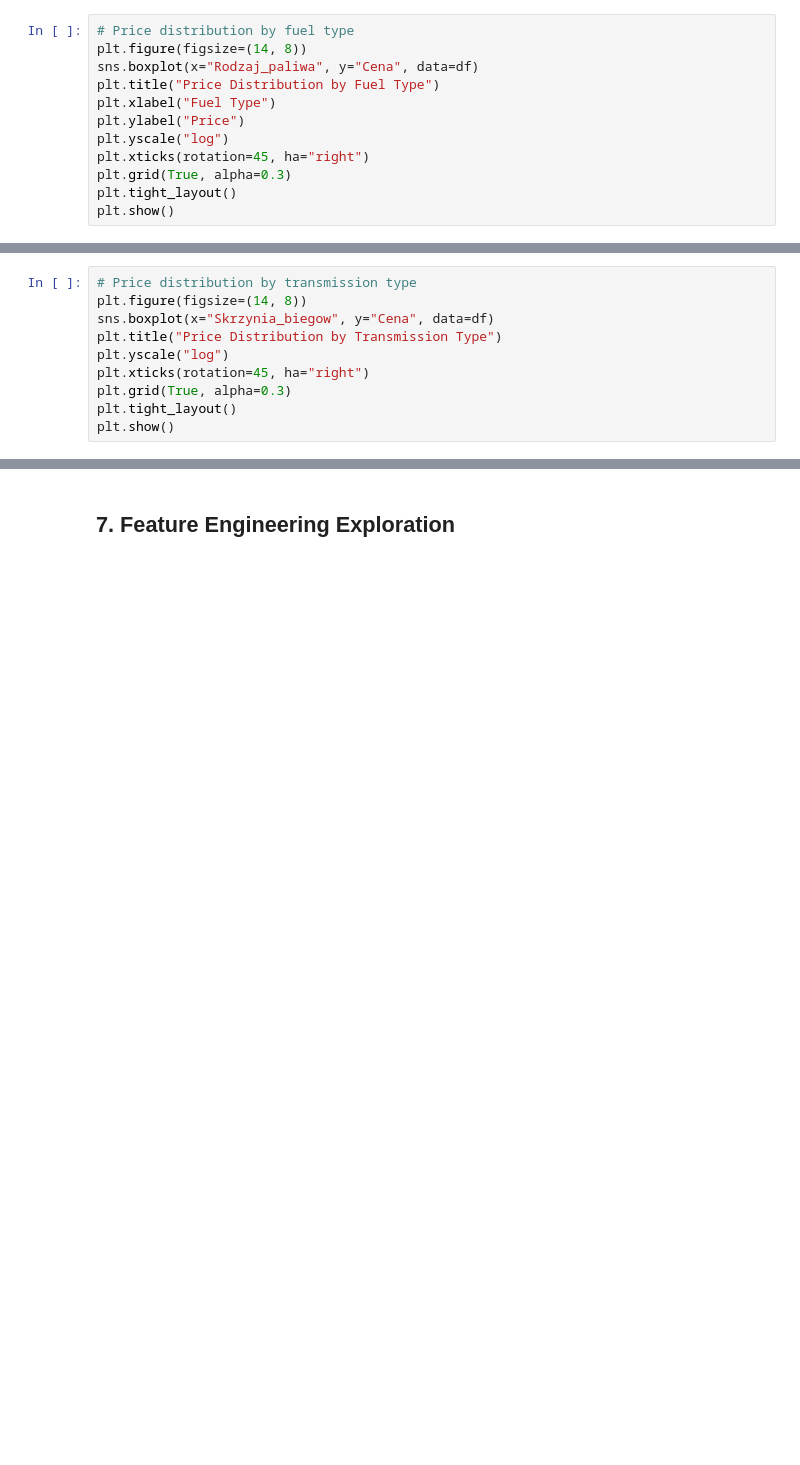
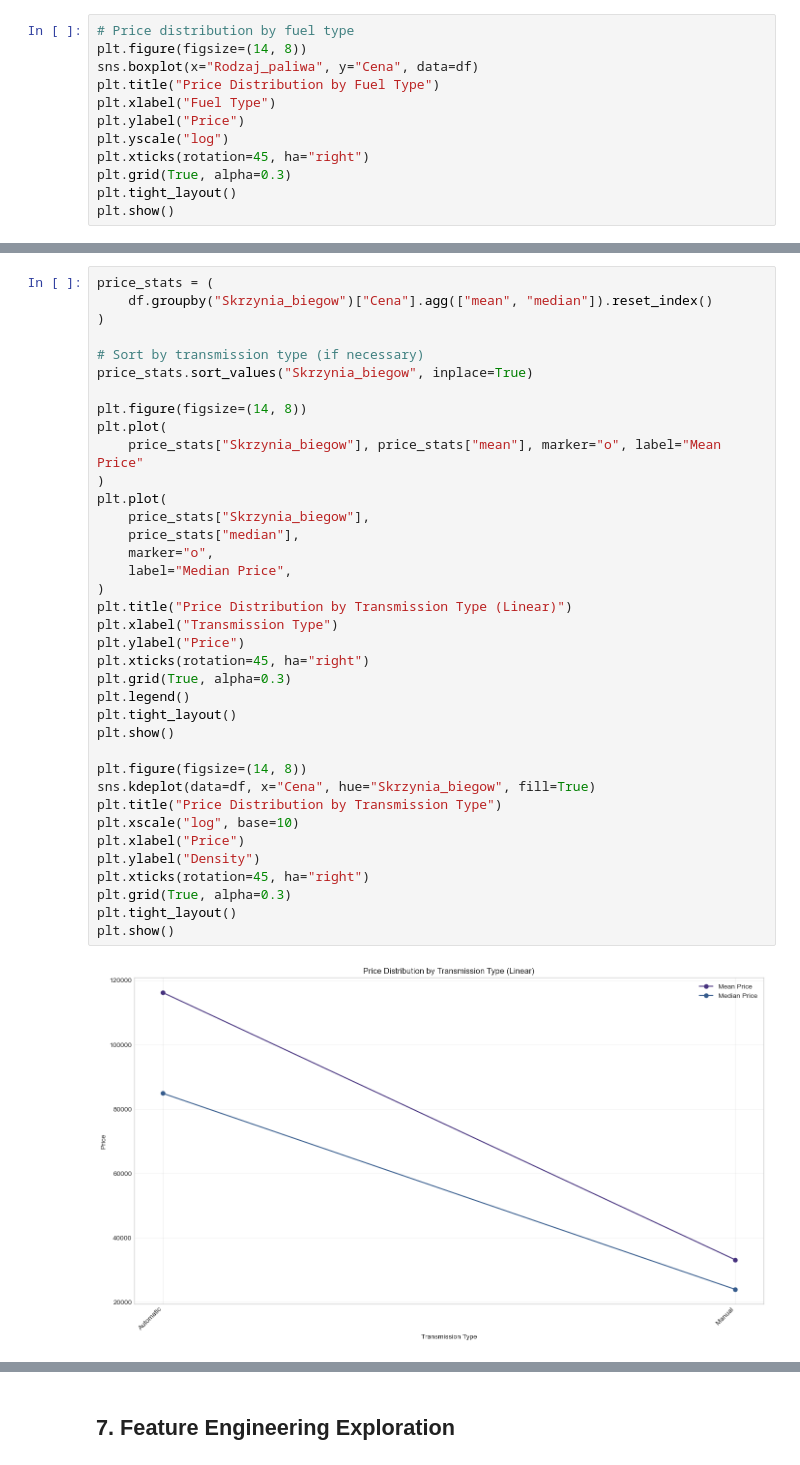
Before and after one commit to xesilver/cars_prediction_model, a Jupyter notebook: eda.ipynb, the cells around one changed output, grey strips where cells are left out. Saved outputs shown, nothing was run; the diff lists cells and outputs as text; blank space fills up the shorter version.

```diff
--- a/eda.ipynb
+++ b/eda.ipynb
@@ -176,10 +206,39 @@ plt.show()
-# %%
-# Price distribution by transmission type
-plt.figure(figsize=(14, 8))
-sns.boxplot(x="Skrzynia_biegow", y="Cena", data=df)
-plt.title("Price Distribution by Transmission Type")
-plt.yscale("log")
-plt.xticks(rotation=45, ha="right")
-plt.grid(True, alpha=0.3)
-plt.tight_layout()
-plt.show()
+# %%
+price_stats = (
+    df.groupby("Skrzynia_biegow")["Cena"].agg(["mean", "median"]).reset_index()
+)
+
+# Sort by transmission type (if necessary)
+price_stats.sort_values("Skrzynia_biegow", inplace=True)
+
+plt.figure(figsize=(14, 8))
+plt.plot(
+    price_stats["Skrzynia_biegow"], price_stats["mean"], marker="o", label="Mean Price"
+)
+plt.plot(
+    price_stats["Skrzynia_biegow"],
+    price_stats["median"],
+    marker="o",
+    label="Median Price",
+)
+plt.title("Price Distribution by Transmission Type (Linear)")
+plt.xlabel("Transmission Type")
+plt.ylabel("Price")
+plt.xticks(rotation=45, ha="right")
+plt.grid(True, alpha=0.3)
+plt.legend()
+plt.tight_layout()
+plt.show()
+
+plt.figure(figsize=(14, 8))
+sns.kdeplot(data=df, x="Cena", hue="Skrzynia_biegow", fill=True)
+plt.title("Price Distribution by Transmission Type")
+plt.xscale("log", base=10)
+plt.xlabel("Price")
+plt.ylabel("Density")
+plt.xticks(rotation=45, ha="right")
+plt.grid(True, alpha=0.3)
+plt.tight_layout()
+plt.show()
+# %% [output]
+[figure, added]
```
Also changed, not shown: parts of 14 cells of this notebook.
